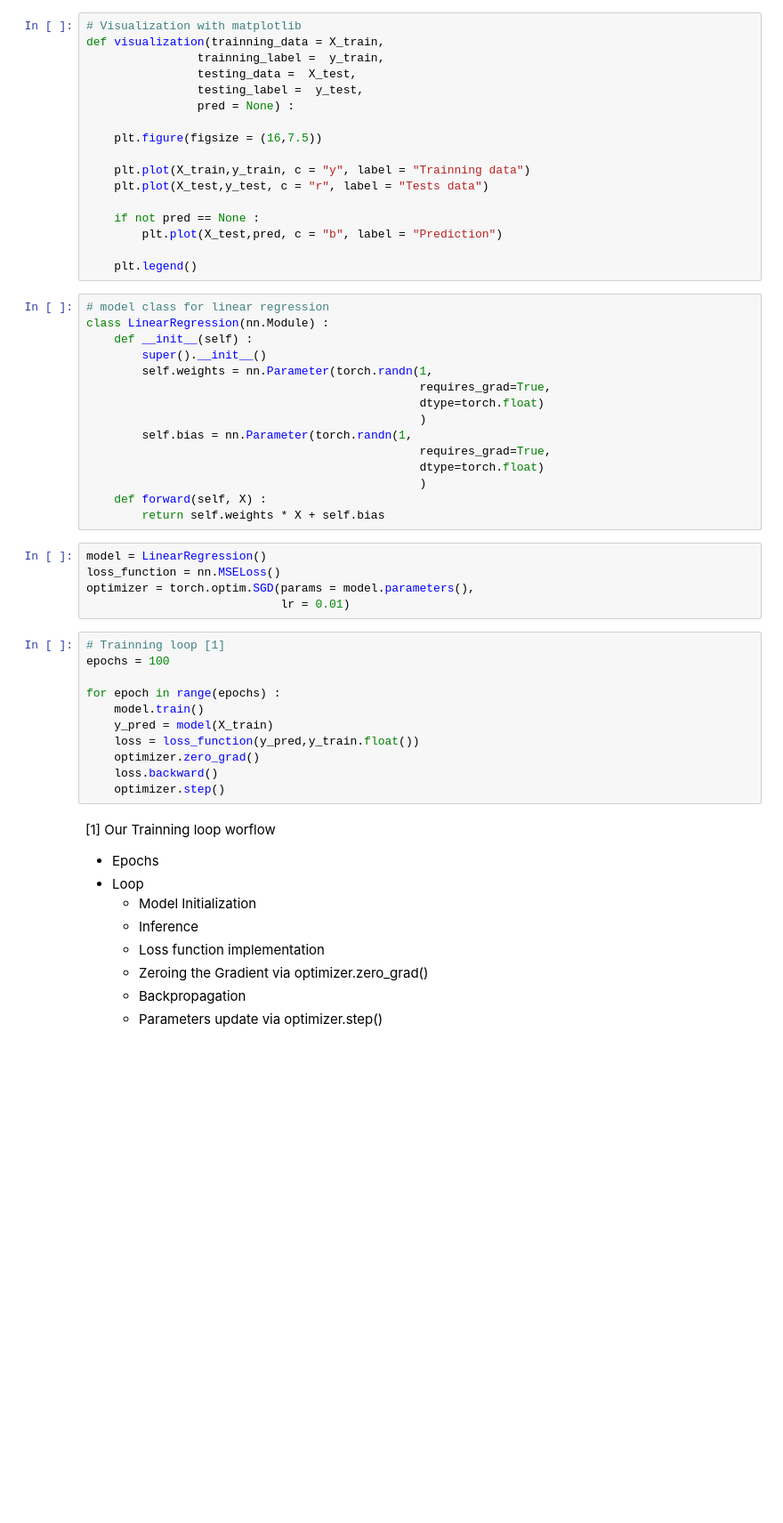
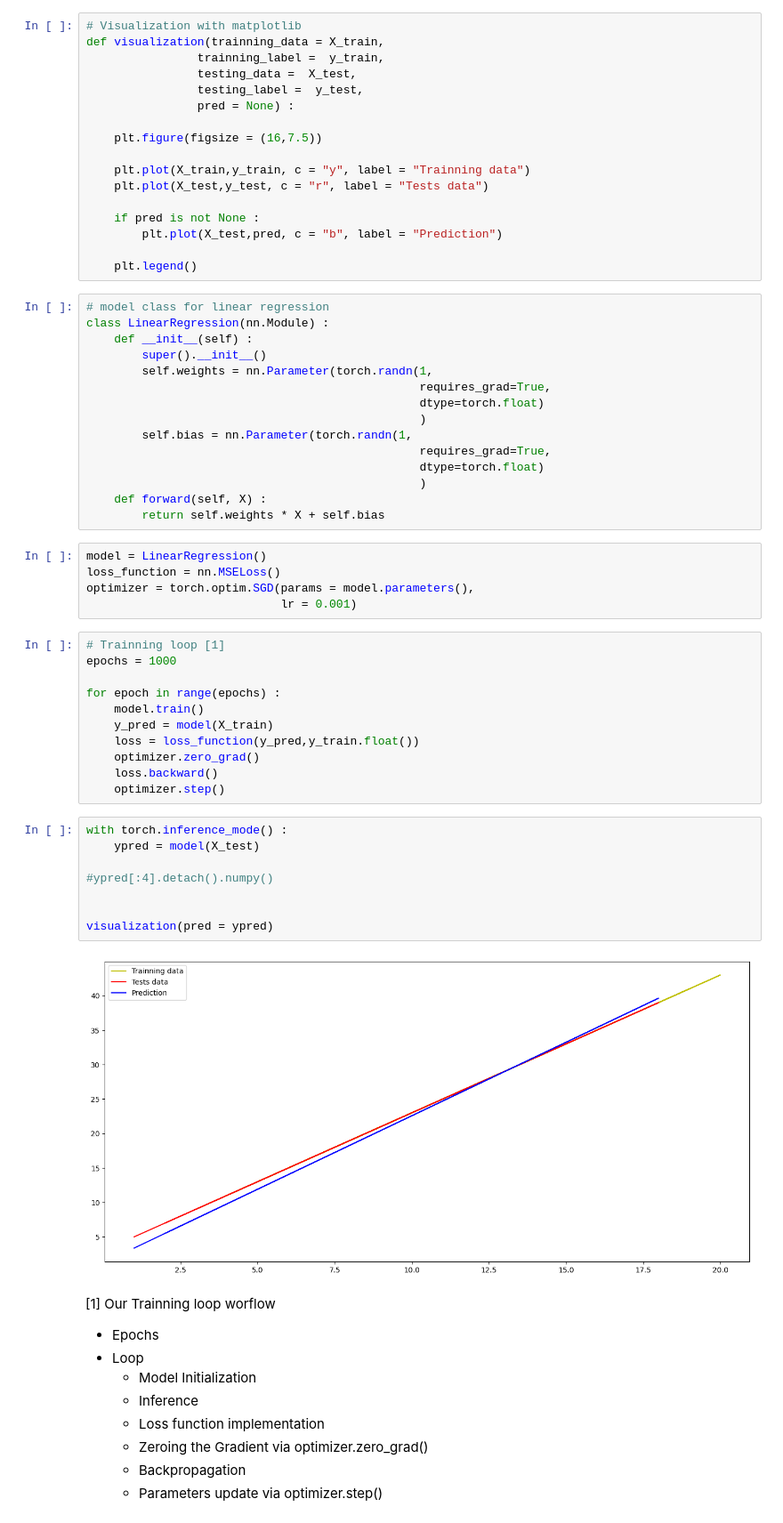
Before and after one commit to adeotti/Deep-Learning-Models, a Jupyter notebook: Linear_Regression_model.ipynb, the cells around one changed output. Shown at 89% size. Saved outputs shown, nothing was run; the diff lists cells and outputs as text; blank space fills up the shorter version.

```diff
--- a/Linear_Regression_model.ipynb
+++ b/Linear_Regression_model.ipynb
@@ -33,7 +33,7 @@ def visualization(trainning_data = X_train,
     plt.plot(X_train,y_train, c = "y", label = "Trainning data")
     plt.plot(X_test,y_test, c = "r", label = "Tests data")
 
-    if not pred == None :
+    if pred is not None :
         plt.plot(X_test,pred, c = "b", label = "Prediction")
 
     plt.legend()
@@ -56,10 +56,10 @@ class LinearRegression(nn.Module) :
 model = LinearRegression()
 loss_function = nn.MSELoss()
 optimizer = torch.optim.SGD(params = model.parameters(),
-                            lr = 0.01)
+                            lr = 0.001)
 # %%
 # Trainning loop [1]
-epochs = 100
+epochs = 1000
 
 for epoch in range(epochs) :
     model.train()
@@ -68,6 +68,16 @@ for epoch in range(epochs) :
     optimizer.zero_grad()
     loss.backward()
     optimizer.step()
+# %%
+with torch.inference_mode() :
+    ypred = model(X_test)
+
+#ypred[:4].detach().numpy()
+
+
+visualization(pred = ypred)
+# %% [output]
+[figure, added]
 # %% [markdown]
 [1]  Our Trainning loop worflow
 * Epochs
```
Also changed, not shown: parts of 1 cell of this notebook.
